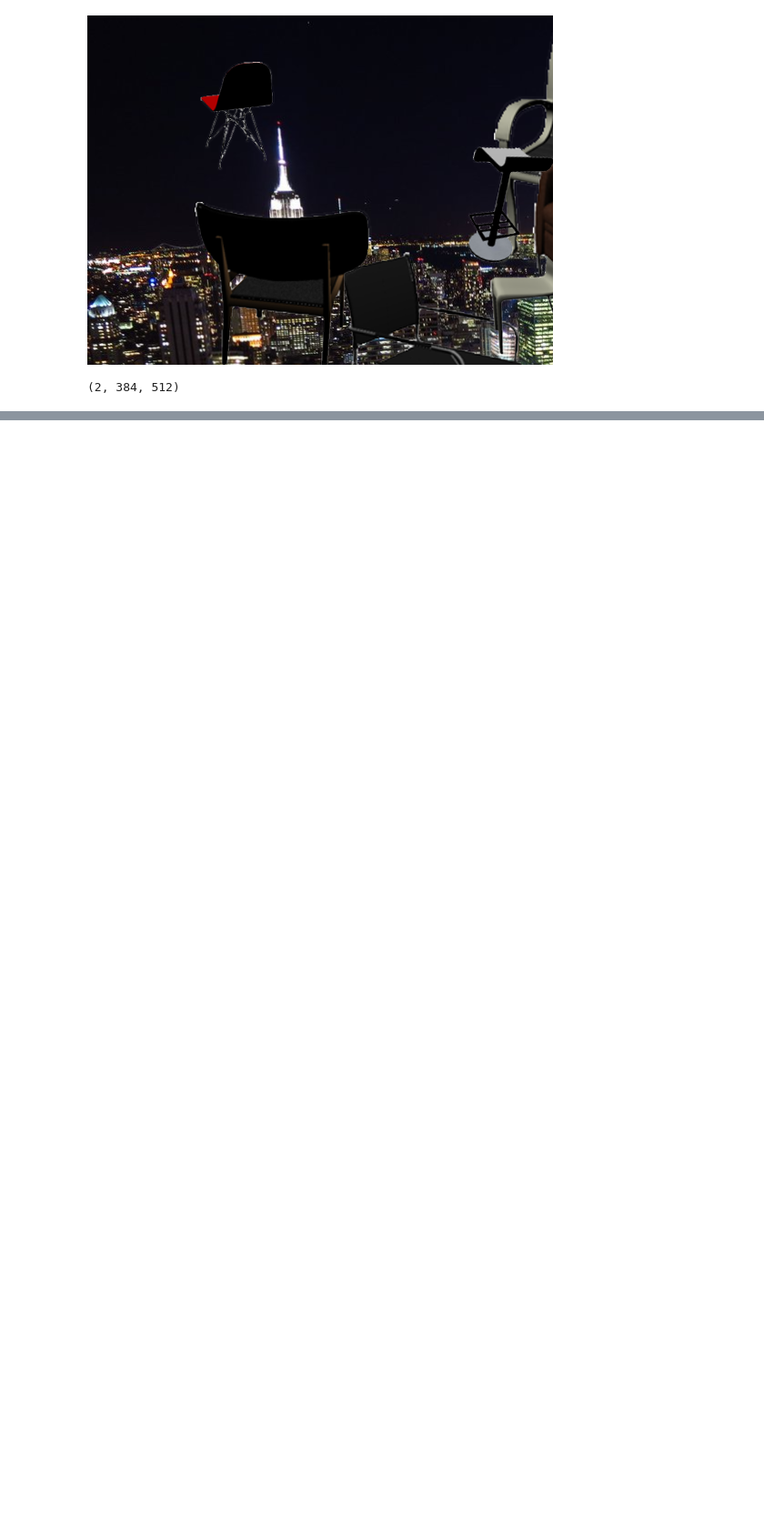
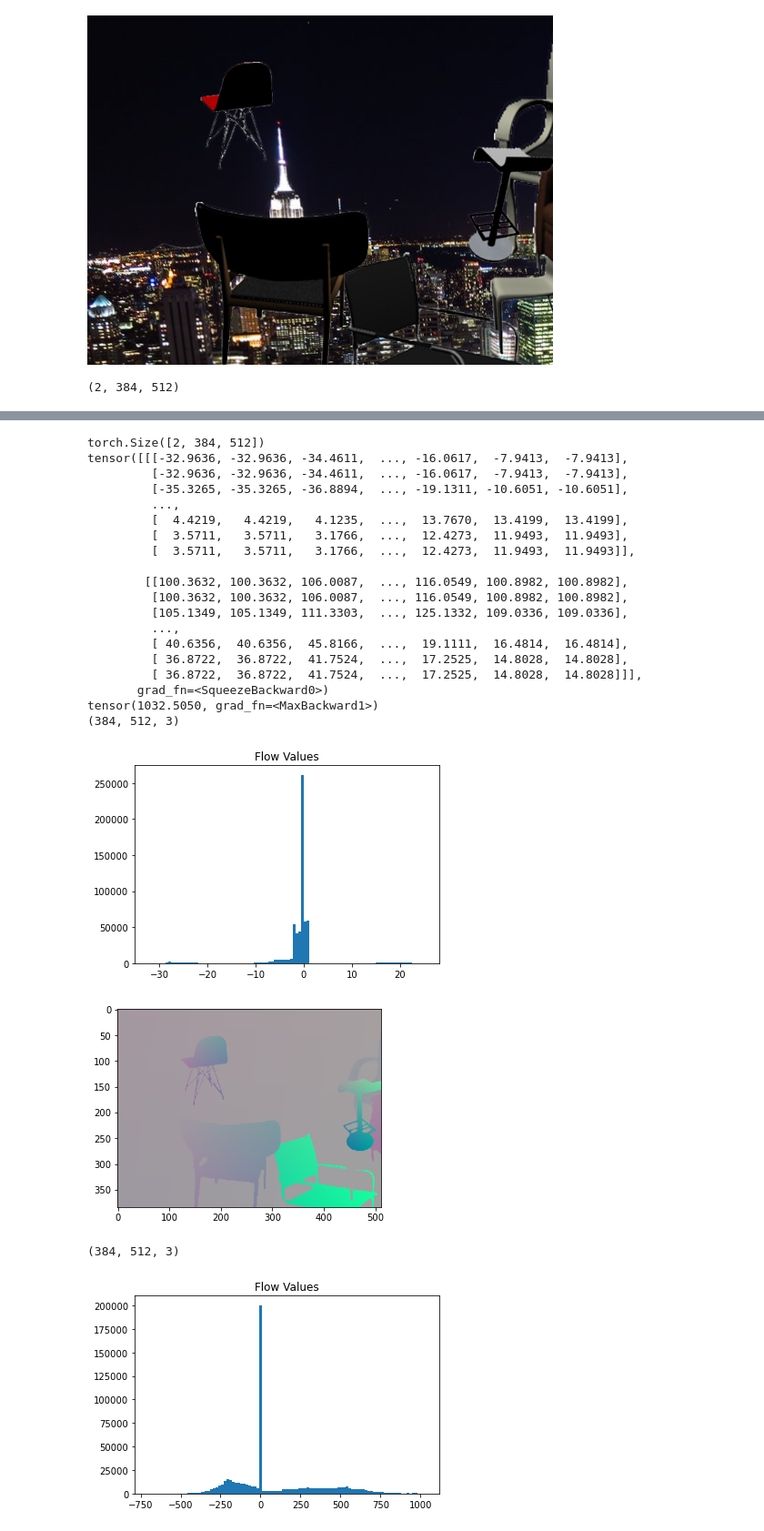
Before and after one commit to alexander-paskal/flowbots, a Jupyter notebook: flying_chairs_dataset.ipynb, the cells around one changed output, grey strips where cells are left out. Shown at 91% size. Saved outputs shown, nothing was run; the diff lists cells and outputs as text; code cells hidden in the pictures; blank space fills up the shorter version.

```diff
--- a/flying_chairs_dataset.ipynb
+++ b/flying_chairs_dataset.ipynb
@@ -88,12 +91,43 @@ plt.show()
 # %%
 from utils import load_model
-model, info = load_model("simple_c")
+model, info = load_model("flownetT-first")
 # %%
-from datasets import flying_chairs
+from datasets import flying_chairs, sintel
+# fc_new = sintel(interpolate=True)
 fc_new = flying_chairs()
 x, label = fc_new[0]
+print(label.size())
 predict = model(x[None, :, :, :]).squeeze()
-predict[0, :, :] = predict[0, :, :]*384
-predict[1, :, :] = predict[1, :, :]*512
+print(predict)
+print(predict.max())
+# predict[0, :, :] = predict[0, :, :]*
+# predict[1, :, :] = predict[1, :, :]*512
+label[0, :, :] = label[0, :, :] * 384
+label[1, :, :] = label[1, :, :] * 512
 flow = predict.detach().numpy()
+display_flow(label)
 display_flow(flow)
+# %% [output]
+torch.Size([2, 384, 512])
+tensor([[[-32.9636, -32.9636, -34.4611,  ..., -16.0617,  -7.9413,  -7.9413],
+         [-32.9636, -32.9636, -34.4611,  ..., -16.0617,  -7.9413,  -7.9413],
+         [-35.3265, -35.3265, -36.8894,  ..., -19.1311, -10.6051, -10.6051],
+         ...,
+         [  4.4219,   4.4219,   4.1235,  ...,  13.7670,  13.4199,  13.4199],
+         [  3.5711,   3.5711,   3.1766,  ...,  12.4273,  11.9493,  11.9493],
+         [  3.5711,   3.5711,   3.1766,  ...,  12.4273,  11.9493,  11.9493]],
+
+        [[100.3632, 100.3632, 106.0087,  ..., 116.0549, 100.8982, 100.8982],
+         [100.3632, 100.3632, 106.0087,  ..., 116.0549, 100.8982, 100.8982],
+         [105.1349, 105.1349, 111.3303,  ..., 125.1332, 109.0336, 109.0336],
+         ...,
+         [ 40.6356,  40.6356,  45.8166,  ...,  19.1111,  16.4814,  16.4814],
+         [ 36.8722,  36.8722,  41.7524,  ...,  17.2525,  14.8028,  14.8028],
+         [ 36.8722,  36.8722,  41.7524,  ...,  17.2525,  14.8028,  14.8028]]],
+       grad_fn=<SqueezeBackward0>)
+tensor(1032.5050, grad_fn=<MaxBackward1>)
+(384, 512, 3)
+[figure, added]
+[figure, added]
+(384, 512, 3)
+[figure, added]
```
Also changed, not shown: parts of 4 cells of this notebook.
